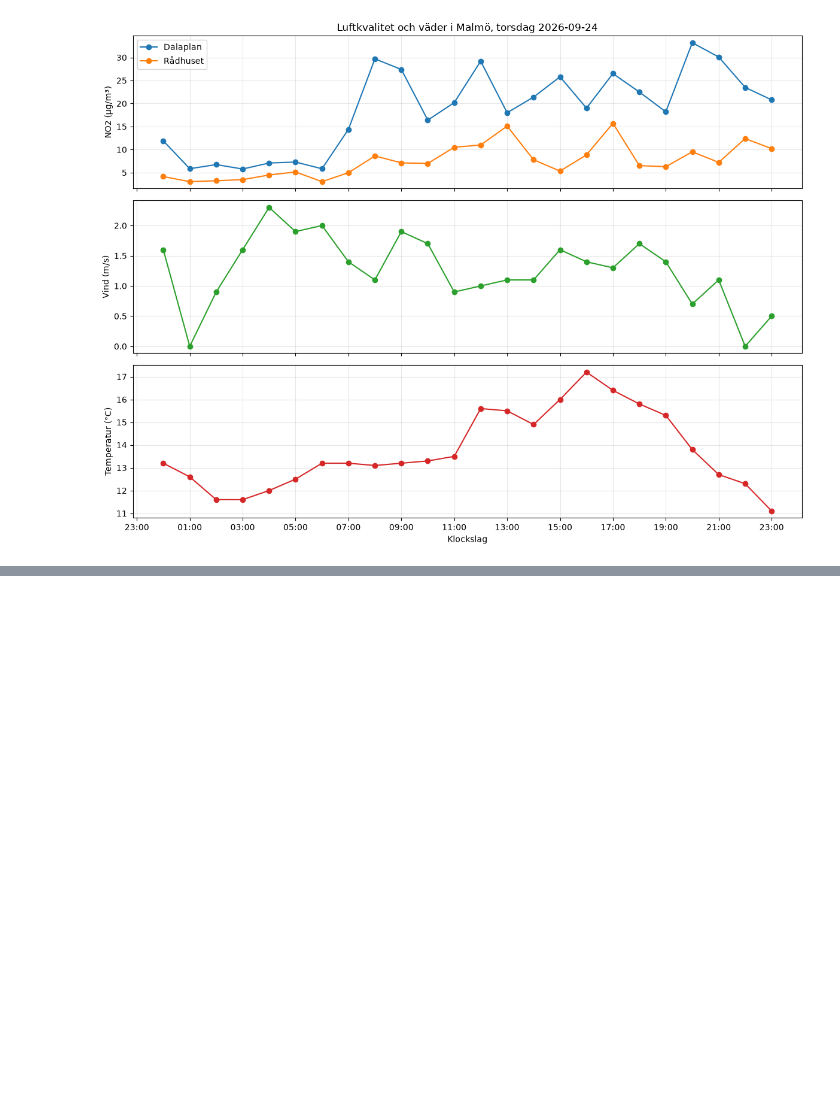
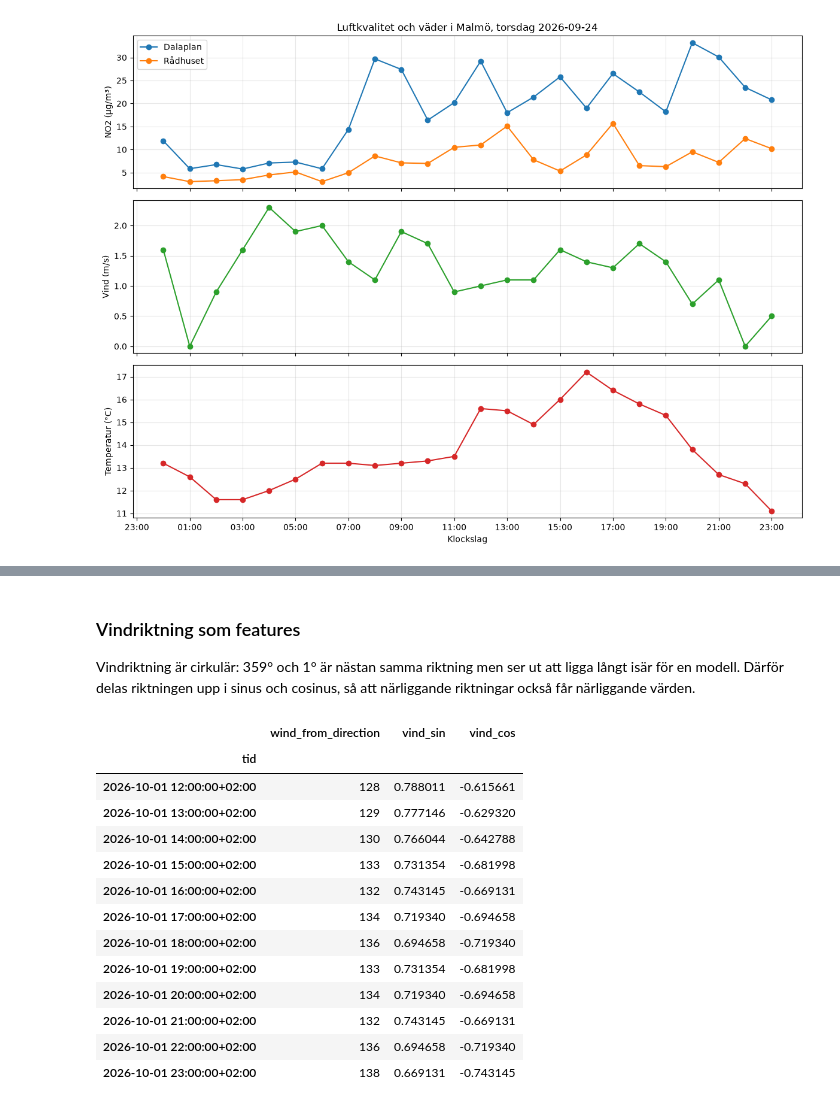
Before and after one commit to EliWei/sandbox_airquality, a Jupyter notebook: luftkvalitet_malmo.ipynb, the cells around one changed output, grey strips where cells are left out. Saved outputs shown, nothing was run; the diff lists cells and outputs as text; code cells hidden in the pictures; blank space fills up the shorter version.

```diff
--- a/luftkvalitet_malmo.ipynb
+++ b/luftkvalitet_malmo.ipynb
@@ -331,0 +461,25 @@ rita_dygn_med_vader(date(2026, 9, 24))
+# %% [markdown]
+### Vindriktning som features
+
+Vindriktning är cirkulär: 359° och 1° är nästan samma riktning men ser ut att ligga långt isär för en modell. Därför delas riktningen upp i sinus och cosinus, så att närliggande riktningar också får närliggande värden.
+# %%
+radianer = np.deg2rad(prognos["wind_from_direction"])
+prognos["vind_sin"] = np.sin(radianer)
+prognos["vind_cos"] = np.cos(radianer)
+
+prognos[["wind_from_direction", "vind_sin", "vind_cos"]].head(12)
+# %% [output]
+|  | wind_from_direction | vind_sin | vind_cos |
+| tid |  |  |  |
+| 2026-10-01 12:00:00+02:00 | 128 | 0.788011 | -0.615661 |
+| 2026-10-01 13:00:00+02:00 | 129 | 0.777146 | -0.629320 |
+| 2026-10-01 14:00:00+02:00 | 130 | 0.766044 | -0.642788 |
+| 2026-10-01 15:00:00+02:00 | 133 | 0.731354 | -0.681998 |
+| 2026-10-01 16:00:00+02:00 | 132 | 0.743145 | -0.669131 |
+| 2026-10-01 17:00:00+02:00 | 134 | 0.719340 | -0.694658 |
+| 2026-10-01 18:00:00+02:00 | 136 | 0.694658 | -0.719340 |
+| 2026-10-01 19:00:00+02:00 | 133 | 0.731354 | -0.681998 |
+| 2026-10-01 20:00:00+02:00 | 134 | 0.719340 | -0.694658 |
+| 2026-10-01 21:00:00+02:00 | 132 | 0.743145 | -0.669131 |
+| 2026-10-01 22:00:00+02:00 | 136 | 0.694658 | -0.719340 |
+| 2026-10-01 23:00:00+02:00 | 138 | 0.669131 | -0.743145 |
```
Also changed, not shown: parts of 8 cells of this notebook.
